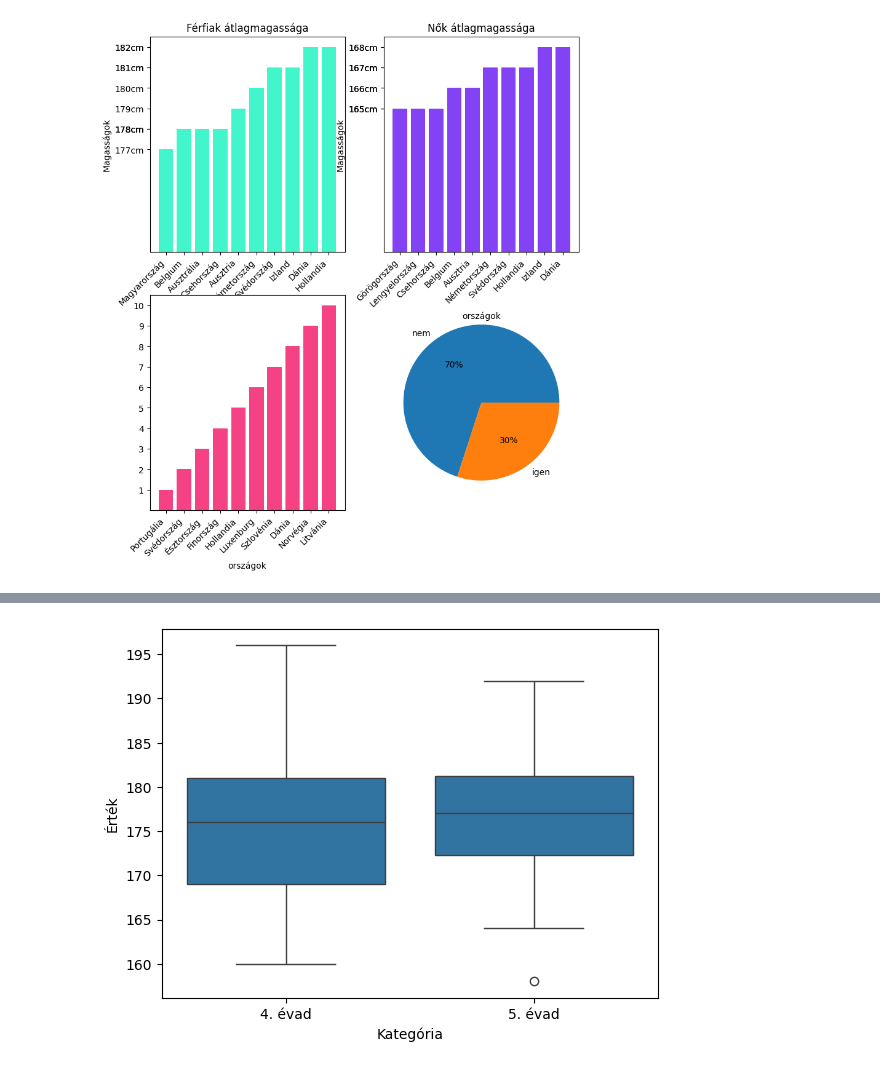
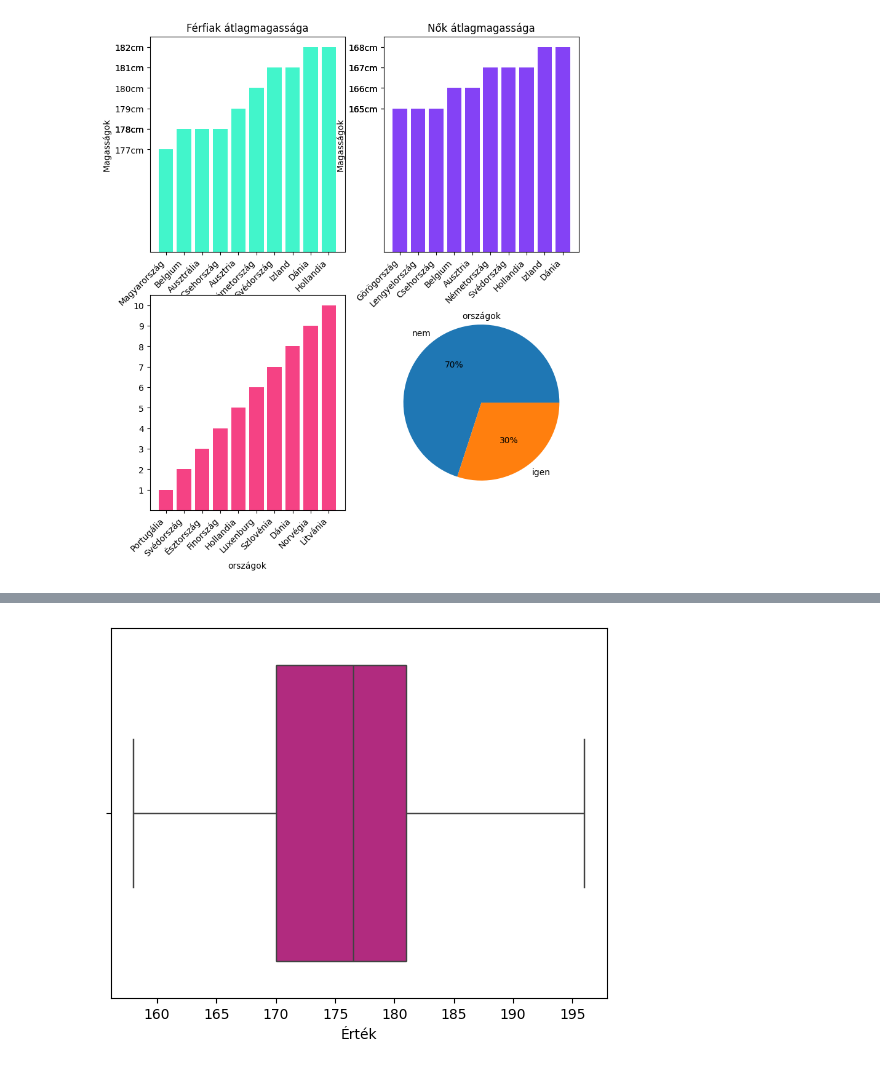
Before and after one commit to virag44/2026_matprog_projekt, a Jupyter notebook: Projekt.ipynb, the cells around one changed output, grey strips where cells are left out. Cells and saved outputs as stored; diff of their text form; code cells hidden in the pictures.

```diff
--- a/Projekt.ipynb
+++ b/Projekt.ipynb
@@ -107,6 +111,6 @@ expected_height(155,185,False)
 # %%
 heights = pd.read_excel('magassagok.xlsx')
-sns.boxplot(x='Kategória', y='Érték', data=heights )
+sns.boxplot(x='Érték', data=heights, color='mediumvioletred')
 plt.show()
 # %% [output]
-[figure, old version]
+[figure, new version]
```
Also changed, not shown: parts of 4 cells of this notebook.
